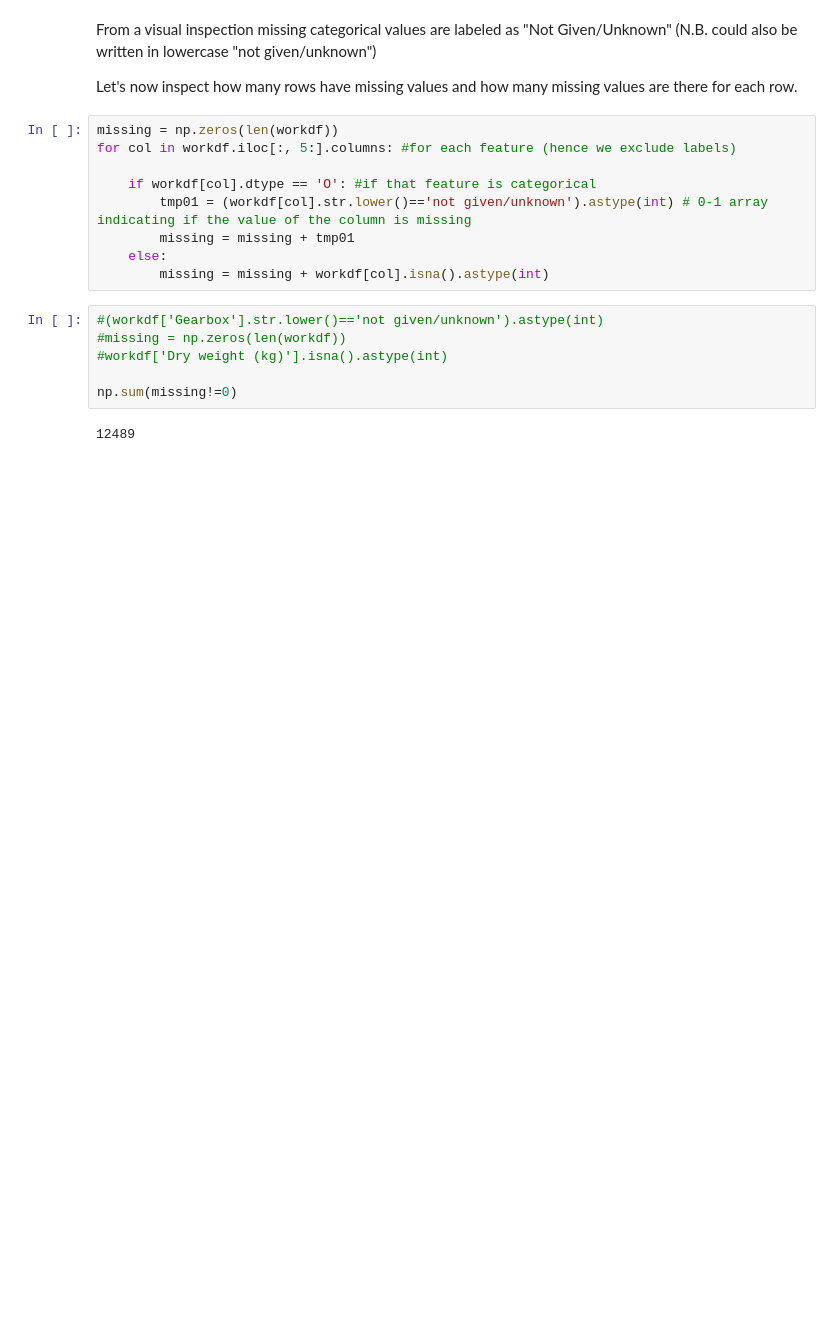
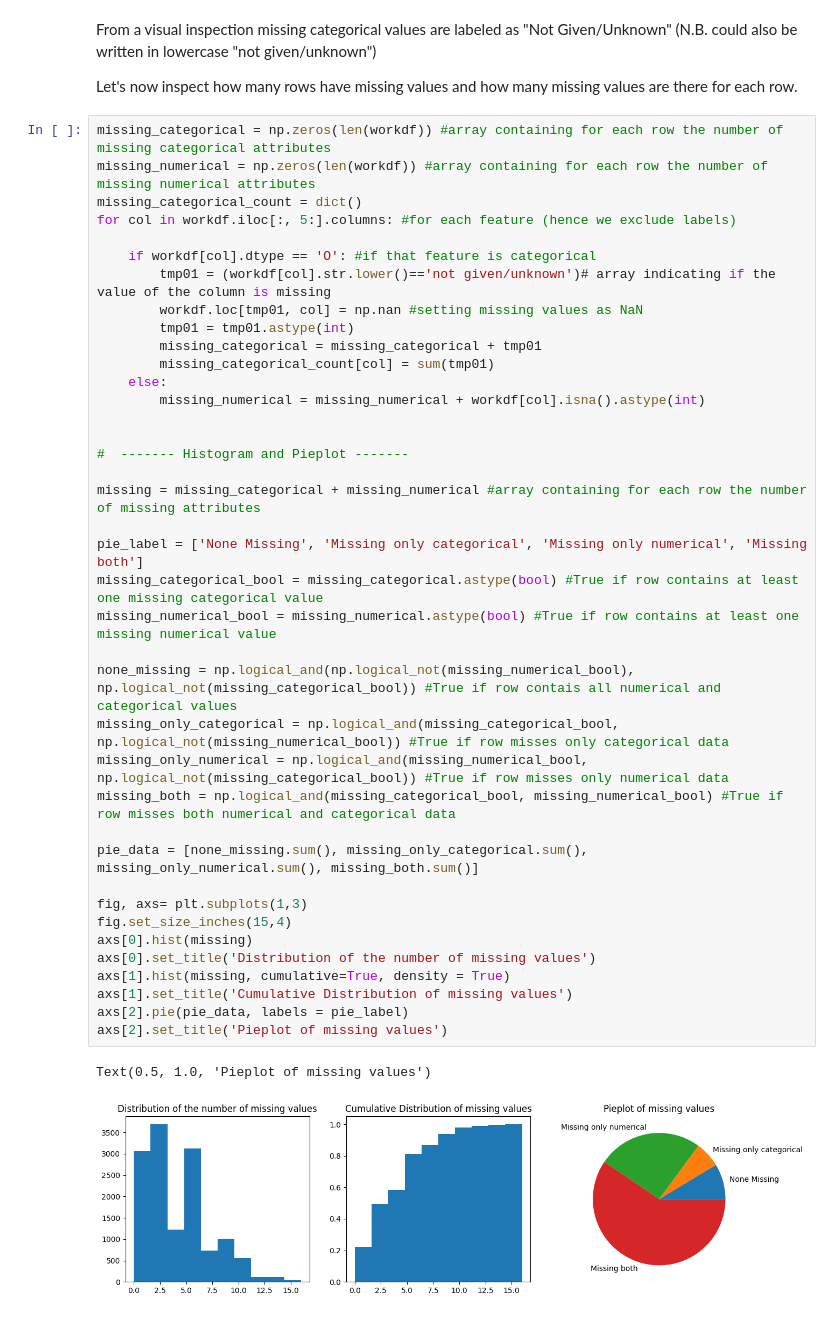
Before and after one commit to giulionenna/GrassiNenna_HWpca, a Jupyter notebook: GrassiNenna_HWpca.ipynb, the cells around one changed output. Saved outputs shown, nothing was run; the diff lists cells and outputs as text; blank space fills up the shorter version.

Commit message:
quasi completato missing value replacement

```diff
--- a/GrassiNenna_HWpca.ipynb
+++ b/GrassiNenna_HWpca.ipynb
@@ -44,20 +45,45 @@ for col in workdf.iloc[:, 5:].columns: #for each feature (hence we exclude label
 From a visual inspection missing categorical values are labeled as "Not Given/Unknown" (N.B. could also be written in lowercase "not given/unknown")
 
 Let's now inspect how many rows have missing values and how many missing values are there for each row.
-# %%
-missing = np.zeros(len(workdf))
-for col in workdf.iloc[:, 5:].columns: #for each feature (hence we exclude labels)
-
-    if workdf[col].dtype == 'O': #if that feature is categorical
-        tmp01 = (workdf[col].str.lower()=='not given/unknown').astype(int) # 0-1 array indicating if the value of the column is missing
-        missing = missing + tmp01
-    else:
-        missing = missing + workdf[col].isna().astype(int)
-# %%
-#(workdf['Gearbox'].str.lower()=='not given/unknown').astype(int)
-#missing = np.zeros(len(workdf))
-#workdf['Dry weight (kg)'].isna().astype(int)
-
-np.sum(missing!=0)
-# %% [output]
-12489
+# %%
+missing_categorical = np.zeros(len(workdf)) #array containing for each row the number of missing categorical attributes
+missing_numerical = np.zeros(len(workdf)) #array containing for each row the number of missing numerical attributes
+missing_categorical_count = dict()
+for col in workdf.iloc[:, 5:].columns: #for each feature (hence we exclude labels)
+
+    if workdf[col].dtype == 'O': #if that feature is categorical
+        tmp01 = (workdf[col].str.lower()=='not given/unknown')# array indicating if the value of the column is missing
+        workdf.loc[tmp01, col] = np.nan #setting missing values as NaN
+        tmp01 = tmp01.astype(int)
+        missing_categorical = missing_categorical + tmp01
+        missing_categorical_count[col] = sum(tmp01)
+    else:
+        missing_numerical = missing_numerical + workdf[col].isna().astype(int)
+
+
+#  ------- Histogram and Pieplot -------
+
+missing = missing_categorical + missing_numerical #array containing for each row the number of missing attributes
+
+pie_label = ['None Missing', 'Missing only categorical', 'Missing only numerical', 'Missing both']
+missing_categorical_bool = missing_categorical.astype(bool) #True if row contains at least one missing categorical value
+missing_numerical_bool = missing_numerical.astype(bool) #True if row contains at least one missing numerical value
+
+none_missing = np.logical_and(np.logical_not(missing_numerical_bool), np.logical_not(missing_categorical_bool)) #True if row contais all numerical and categorical values
+missing_only_categorical = np.logical_and(missing_categorical_bool, np.logical_not(missing_numerical_bool)) #True if row misses only categorical data
+missing_only_numerical = np.logical_and(missing_numerical_bool, np.logical_not(missing_categorical_bool)) #True if row misses only numerical data
+missing_both = np.logical_and(missing_categorical_bool, missing_numerical_bool) #True if row misses both numerical and categorical data
+
+pie_data = [none_missing.sum(), missing_only_categorical.sum(), missing_only_numerical.sum(), missing_both.sum()]
+
+fig, axs= plt.subplots(1,3)
+fig.set_size_inches(15,4)
+axs[0].hist(missing)
+axs[0].set_title('Distribution of the number of missing values')
+axs[1].hist(missing, cumulative=True, density = True)
+axs[1].set_title('Cumulative Distribution of missing values')
+axs[2].pie(pie_data, labels = pie_label)
+axs[2].set_title('Pieplot of missing values')
+# %% [output]
+Text(0.5, 1.0, 'Pieplot of missing values')
+[figure, added]
```
Also changed, not shown: parts of 4 cells of this notebook.
